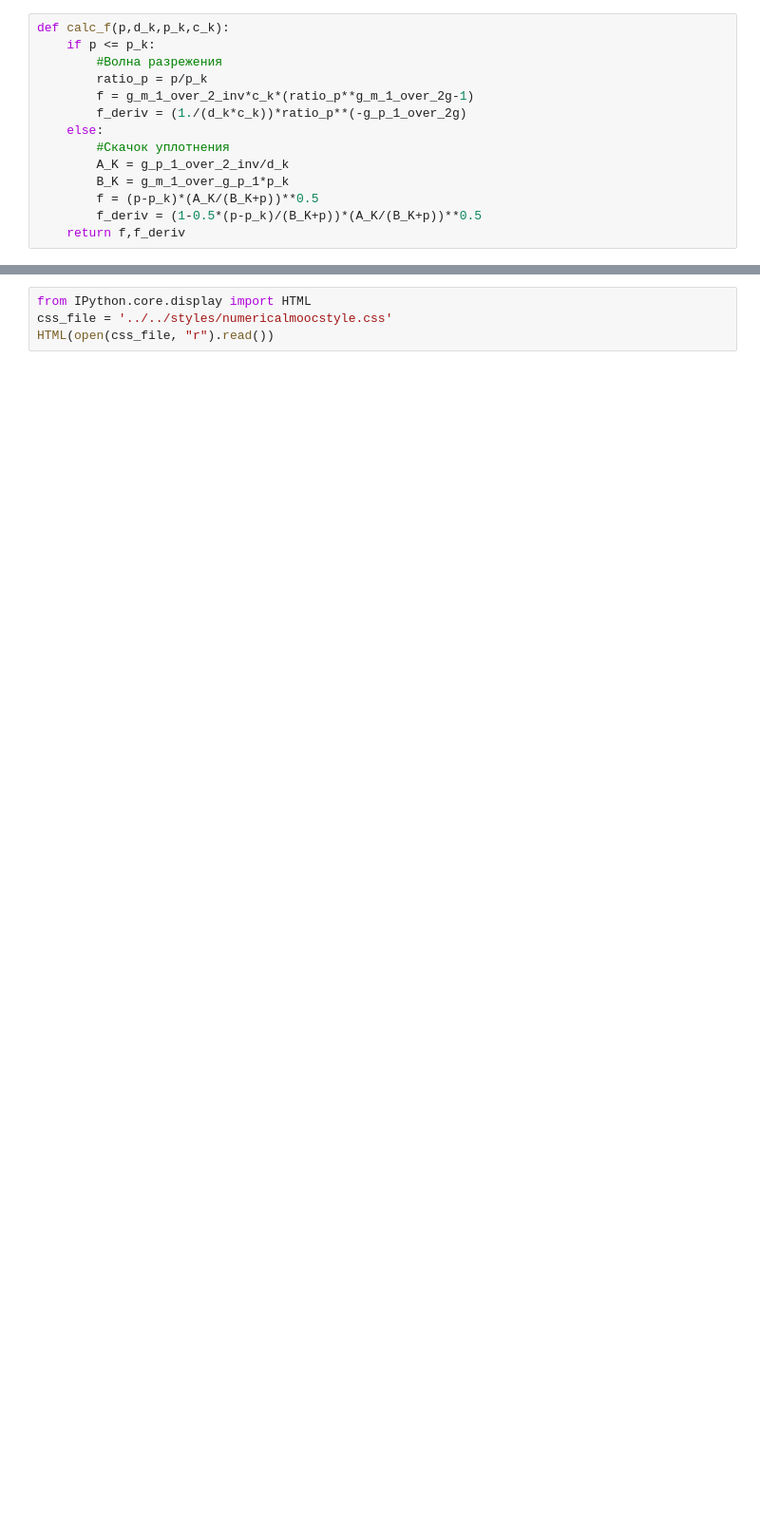
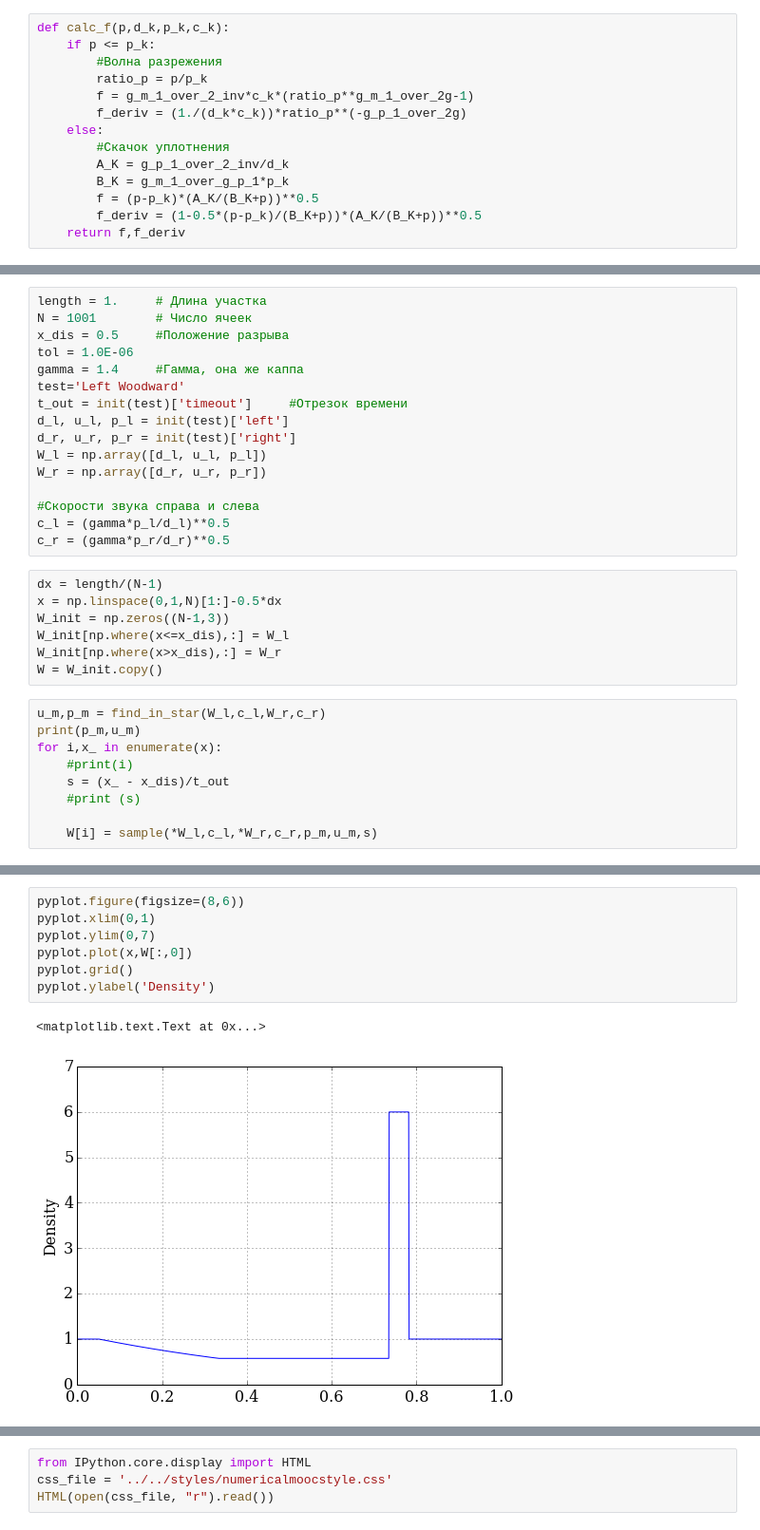
Before and after one commit to ikursakov/ru-numerical-mooc, a Jupyter notebook: lessons/03_a_godunov/RiemannProblem.ipynb, the cells around one changed output, grey strips where cells are left out. Shown at 95% size. Cells and saved outputs as stored; diff of their text form; blank space fills up the shorter version.

```diff
--- a/lessons/03_a_godunov/RiemannProblem.ipynb
+++ b/lessons/03_a_godunov/RiemannProblem.ipynb
@@ -167,0 +267,32 @@ def sample(d_l, u_l, p_l,c_l,d_r, u_r, p_r, c_r, p_m, u_m, s):
+# %%
+length = 1.     # Длина участка
+N = 1001        # Число ячеек
+x_dis = 0.5     #Положение разрыва
+tol = 1.0E-06
+gamma = 1.4     #Гамма, она же каппа
+test='Left Woodward'
+t_out = init(test)['timeout']     #Отрезок времени
+d_l, u_l, p_l = init(test)['left']
+d_r, u_r, p_r = init(test)['right']
+W_l = np.array([d_l, u_l, p_l])
+W_r = np.array([d_r, u_r, p_r])
+
+#Скорости звука справа и слева
+c_l = (gamma*p_l/d_l)**0.5
+c_r = (gamma*p_r/d_r)**0.5
+# %%
+dx = length/(N-1)
+x = np.linspace(0,1,N)[1:]-0.5*dx
+W_init = np.zeros((N-1,3))
+W_init[np.where(x<=x_dis),:] = W_l
+W_init[np.where(x>x_dis),:] = W_r
+W = W_init.copy()
+# %%
+u_m,p_m = find_in_star(W_l,c_l,W_r,c_r)
+print(p_m,u_m)
+for i,x_ in enumerate(x):
+    #print(i)
+    s = (x_ - x_dis)/t_out
+    #print (s)
+
+    W[i] = sample(*W_l,c_l,*W_r,c_r,p_m,u_m,s)
@@ -167,0 +310,10 @@ def sample(d_l, u_l, p_l,c_l,d_r, u_r, p_r, c_r, p_m, u_m, s):
+# %%
+pyplot.figure(figsize=(8,6))
+pyplot.xlim(0,1)
+pyplot.ylim(0,7)
+pyplot.plot(x,W[:,0])
+pyplot.grid()
+pyplot.ylabel('Density')
+# %% [output]
+<matplotlib.text.Text at 0x...>
+[figure, added]
```
Also changed, not shown: parts of 10 cells of this notebook.
